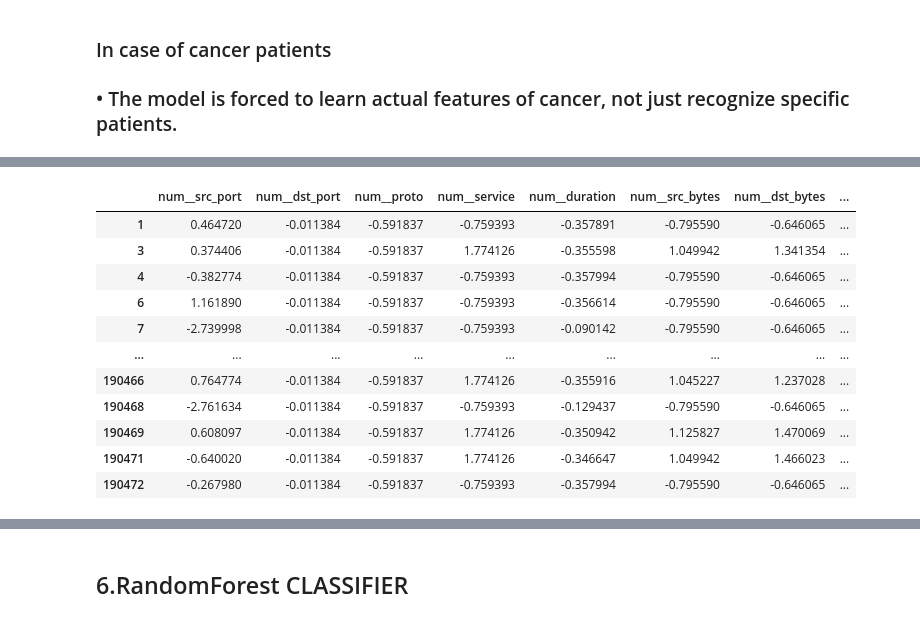
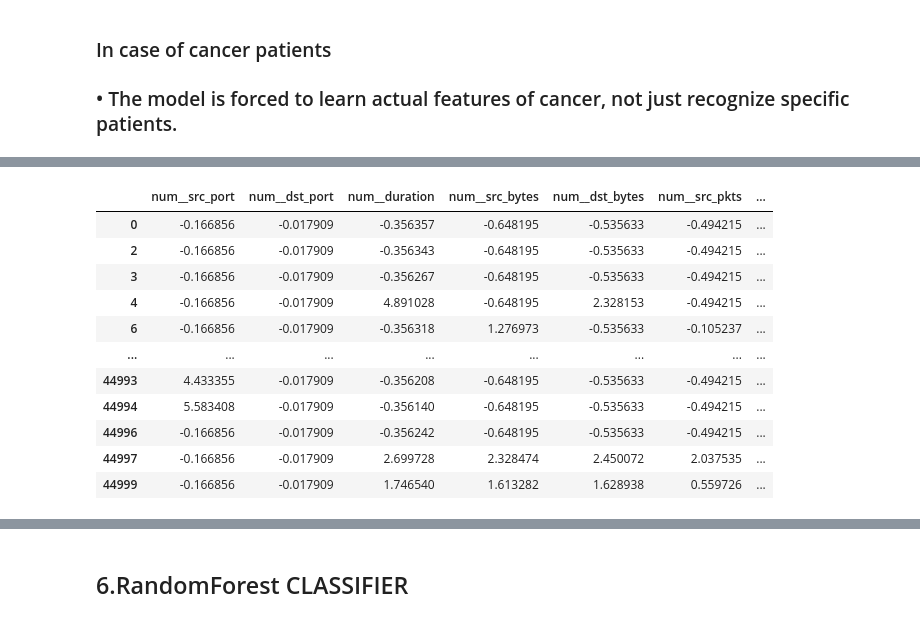
Before and after one commit to pranayr710/CloudShield, a Jupyter notebook: notebooks/03_classification_1.ipynb, the cells around one changed output, grey strips where cells are left out. Saved outputs shown, nothing was run; the diff lists cells and outputs as text; code cells hidden in the pictures.

```diff
--- a/notebooks/03_classification_1.ipynb
+++ b/notebooks/03_classification_1.ipynb
@@ -91,5 +91,18 @@ Mozilla/5.0 (X11; U; Linux i686; de-DE; rv:1.6) Gecko/20040207 Firefox/0.8
 Name: count, dtype: int64
 # %%
 df = df.drop_duplicates(ignore_index=True)
-df
+
+# ---- Stratified down-sample to 45k rows ----------------------------------
+# The deduplicated table has 190k rows, which makes GBC / SVC / MLP and the
+# cross-validation at the end take a long time. A stratified sample keeps the
+# per-class proportions of the original data, so all 10 attack types keep the
+# same relative support they had in the full set.
+from sklearn.model_selection import train_test_split
+
+SAMPLE_N = 45000
+df, _ = train_test_split(df, train_size=SAMPLE_N, stratify=df["type"], random_state=42)
+df = df.reset_index(drop=True)
+
+print("Sampled rows:", len(df))
+df["type"].value_counts()
 # %% [output]
@@ -212,47 +292,11 @@ from sklearn.ensemble import (
 from sklearn.neural_network import MLPClassifier
 from sklearn.pipeline import Pipeline
 from sklearn.compose import ColumnTransformer
-from sklearn.preprocessing import StandardScaler,OneHotEncoder
-from sklearn.impute import SimpleImputer
-
-numerical_cols = X_train.select_dtypes(include=np.number).columns.tolist()
-categorical_cols = X_test.select_dtypes(include='object').columns.tolist()
-
-
-numeric_pipe = Pipeline([
-    ("imputer", SimpleImputer(strategy="median")),
-    ("scaler", StandardScaler())
-])
-
-categorical_pipe = Pipeline([
-    ("imputer", SimpleImputer(strategy="most_frequent")),
-    ("encoder", OneHotEncoder(
-        handle_unknown="ignore",
-        min_frequency=20
-    ))
-])
-
-
-processor = ColumnTransformer([
-    ("num", numeric_pipe, numerical_cols),
-    ("cat", categorical_pipe, categorical_cols)
-])
-
-X_train1 = processor.fit_transform(X_train)
-X_test1 = processor.transform(X_test)
-
-feature_names = processor.get_feature_names_out()
-
-import numpy as np
-import pandas as pd
-
-from sklearn.pipeline import Pipeline
-from sklearn.compose import ColumnTransformer
 from sklearn.preprocessing import StandardScaler, OneHotEncoder
 from sklearn.impute import SimpleImputer
 
 numerical_cols = X_train.select_dtypes(include=np.number).columns.tolist()
-categorical_cols = X_train.select_dtypes(include="object").columns.tolist()
+categorical_cols = X_train.select_dtypes(exclude=np.number).columns.tolist()
 
 numeric_pipe = Pipeline([
     ("imputer", SimpleImputer(strategy="median")),
@@ -269,7 +313,7 @@ categorical_pipe = Pipeline([
 
 processor = ColumnTransformer([
     ("num", numeric_pipe, numerical_cols),
-    ("cat", categorical_pipe, categorical_cols)
+    ("cat", categorical_pipe, categorical_cols),
 ])
 
 X_train1 = processor.fit_transform(X_train)
@@ -300,12 +344,12 @@ Test shape: (67001, 165)
-|  | num__src_port | num__dst_port | num__proto | num__service | num__duration | num__src_bytes | num__dst_bytes | ... |
-| 1 | 0.464720 | -0.011384 | -0.591837 | -0.759393 | -0.357891 | -0.795590 | -0.646065 | ... |
-| 3 | 0.374406 | -0.011384 | -0.591837 | 1.774126 | -0.355598 | 1.049942 | 1.341354 | ... |
-| 4 | -0.382774 | -0.011384 | -0.591837 | -0.759393 | -0.357994 | -0.795590 | -0.646065 | ... |
-| 6 | 1.161890 | -0.011384 | -0.591837 | -0.759393 | -0.356614 | -0.795590 | -0.646065 | ... |
-| 7 | -2.739998 | -0.011384 | -0.591837 | -0.759393 | -0.090142 | -0.795590 | -0.646065 | ... |
-| ... | ... | ... | ... | ... | ... | ... | ... | ... |
-| 190466 | 0.764774 | -0.011384 | -0.591837 | 1.774126 | -0.355916 | 1.045227 | 1.237028 | ... |
-| 190468 | -2.761634 | -0.011384 | -0.591837 | -0.759393 | -0.129437 | -0.795590 | -0.646065 | ... |
-| 190469 | 0.608097 | -0.011384 | -0.591837 | 1.774126 | -0.350942 | 1.125827 | 1.470069 | ... |
-| 190471 | -0.640020 | -0.011384 | -0.591837 | 1.774126 | -0.346647 | 1.049942 | 1.466023 | ... |
-| 190472 | -0.267980 | -0.011384 | -0.591837 | -0.759393 | -0.357994 | -0.795590 | -0.646065 | ... |
+|  | num__src_port | num__dst_port | num__duration | num__src_bytes | num__dst_bytes | num__src_pkts | ... |
+| 0 | -0.166856 | -0.017909 | -0.356357 | -0.648195 | -0.535633 | -0.494215 | ... |
+| 2 | -0.166856 | -0.017909 | -0.356343 | -0.648195 | -0.535633 | -0.494215 | ... |
+| 3 | -0.166856 | -0.017909 | -0.356267 | -0.648195 | -0.535633 | -0.494215 | ... |
+| 4 | -0.166856 | -0.017909 | 4.891028 | -0.648195 | 2.328153 | -0.494215 | ... |
+| 6 | -0.166856 | -0.017909 | -0.356318 | 1.276973 | -0.535633 | -0.105237 | ... |
+| ... | ... | ... | ... | ... | ... | ... | ... |
+| 44993 | 4.433355 | -0.017909 | -0.356208 | -0.648195 | -0.535633 | -0.494215 | ... |
+| 44994 | 5.583408 | -0.017909 | -0.356140 | -0.648195 | -0.535633 | -0.494215 | ... |
+| 44996 | -0.166856 | -0.017909 | -0.356242 | -0.648195 | -0.535633 | -0.494215 | ... |
+| 44997 | -0.166856 | -0.017909 | 2.699728 | 2.328474 | 2.450072 | 2.037535 | ... |
+| 44999 | -0.166856 | -0.017909 | 1.746540 | 1.613282 | 1.628938 | 0.559726 | ... |
```
Also changed, not shown: parts of 37 cells of this notebook.
